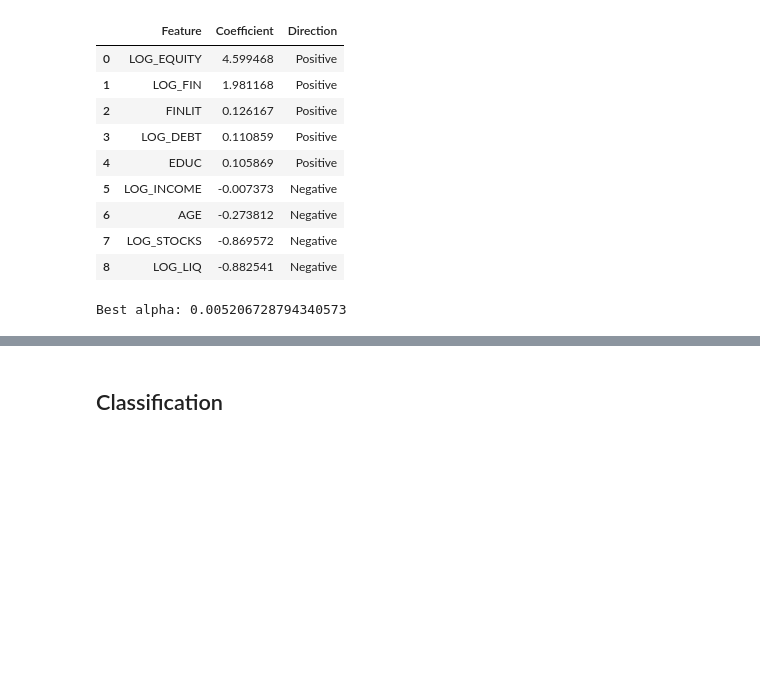
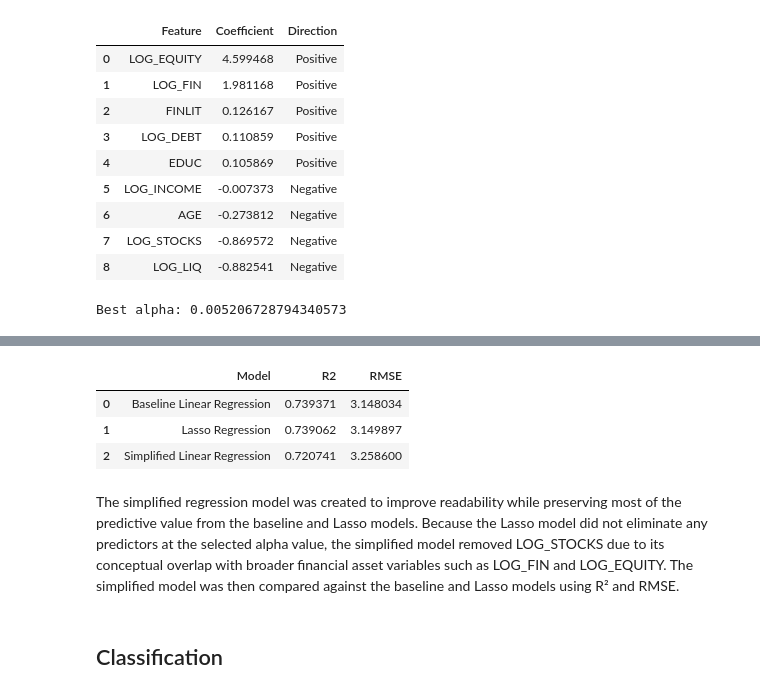
Before and after one commit to jsween/CapstoneProject, a Jupyter notebook: notebooks/04_ML_Models.ipynb, the cells around one changed output, grey strips where cells are left out. Drawn from its saved outputs; the diff is of its cells as text; code cells hidden in the pictures; blank space fills up the shorter version.

Commit message:
feature: add model comparison and clean up reduced lr

```diff
--- a/notebooks/04_ML_Models.ipynb
+++ b/notebooks/04_ML_Models.ipynb
@@ -322,10 +307,11 @@ reduced_features = [
     'LOG_EQUITY',
     'LOG_FIN',
     'LOG_LIQ',
+    'LOG_INCOME',
     'LOG_DEBT',
-    'LOG_STOCKS',
     'EDUC',
-    'FINLIT'
+    'FINLIT',
+    'AGE'
 ]
 
 X_reduced = df[reduced_features]
@@ -334,12 +320,19 @@ X_train_r, X_test_r, y_train_r, y_test_r = train_test_split(
     X_reduced, y, test_size=0.2, random_state=42
 )
 
-lr_reduced = LinearRegression()
-lr_reduced.fit(X_train_r, y_train_r)
+reduced_pipeline = Pipeline([
+    ('scaler', StandardScaler()),
+    ('lr', LinearRegression())
+])
 
-y_pred_r = lr_reduced.predict(X_test_r)
+reduced_pipeline.fit(X_train_r, y_train_r)
 
-print("Reduced Model")
-print("R²:", r2_score(y_test_r, y_pred_r))
-print("RMSE:", np.sqrt(mean_squared_error(y_test_r, y_pred_r)))
+y_pred_r = reduced_pipeline.predict(X_test_r)
+
+r2_reduced = r2_score(y_test_r, y_pred_r)
+rmse_reduced = np.sqrt(mean_squared_error(y_test_r, y_pred_r))
+
+print("Reduced Linear Regression Model")
+print("R²:", r2_reduced)
+print("RMSE:", rmse_reduced)
 # %% [output]
@@ -349,3 +359,30 @@ RMSE: 3.1549666234544915
+# %%
+model_comparison = pd.DataFrame({
+    "Model": [
+        "Baseline Linear Regression",
+        "Lasso Regression",
+        "Simplified Linear Regression"
+    ],
+    "R2": [
+        r2,
+        r2_lasso,
+        r2_reduced
+    ],
+    "RMSE": [
+        rmse,
+        rmse_lasso,
+        rmse_reduced
+    ]
+})
+
+model_comparison
+# %% [output]
+|  | Model | R2 | RMSE |
+| 0 | Baseline Linear Regression | 0.739371 | 3.148034 |
+| 1 | Lasso Regression | 0.739062 | 3.149897 |
+| 2 | Simplified Linear Regression | 0.720741 | 3.258600 |
+# %% [markdown]
+The simplified regression model was created to improve readability while preserving most of the predictive value from the baseline and Lasso models. Because the Lasso model did not eliminate any predictors at the selected alpha value, the simplified model removed LOG_STOCKS due to its conceptual overlap with broader financial asset variables such as LOG_FIN and LOG_EQUITY. The simplified model was then compared against the baseline and Lasso models using R² and RMSE.
 # %% [markdown]
 ## Classification
 # %%
```
Also changed, not shown: parts of 7 cells of this notebook.
